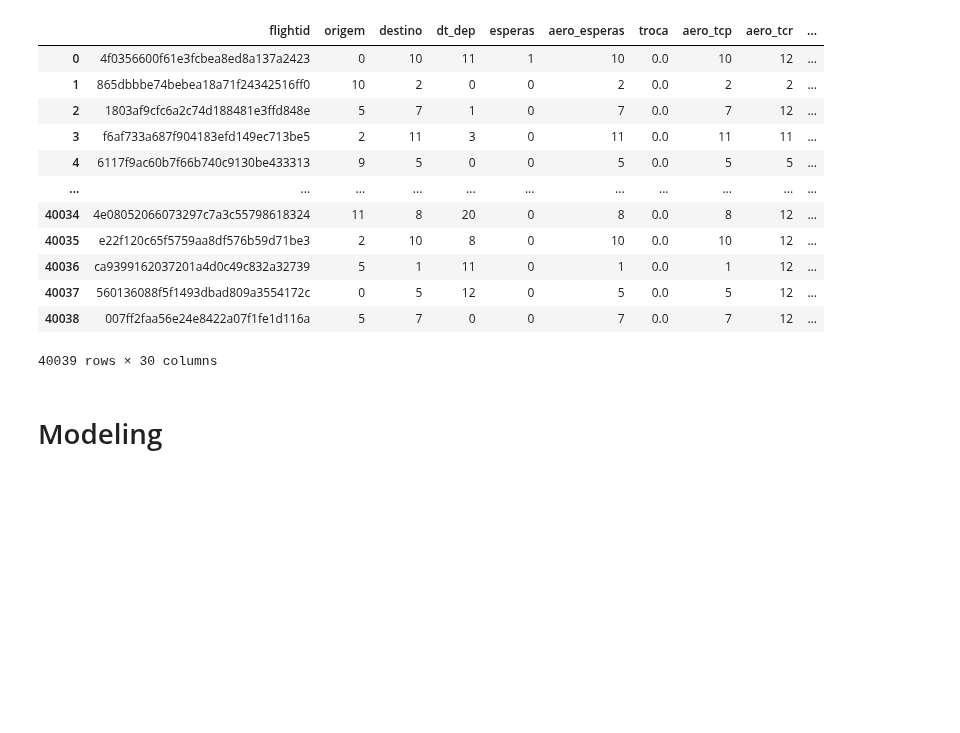
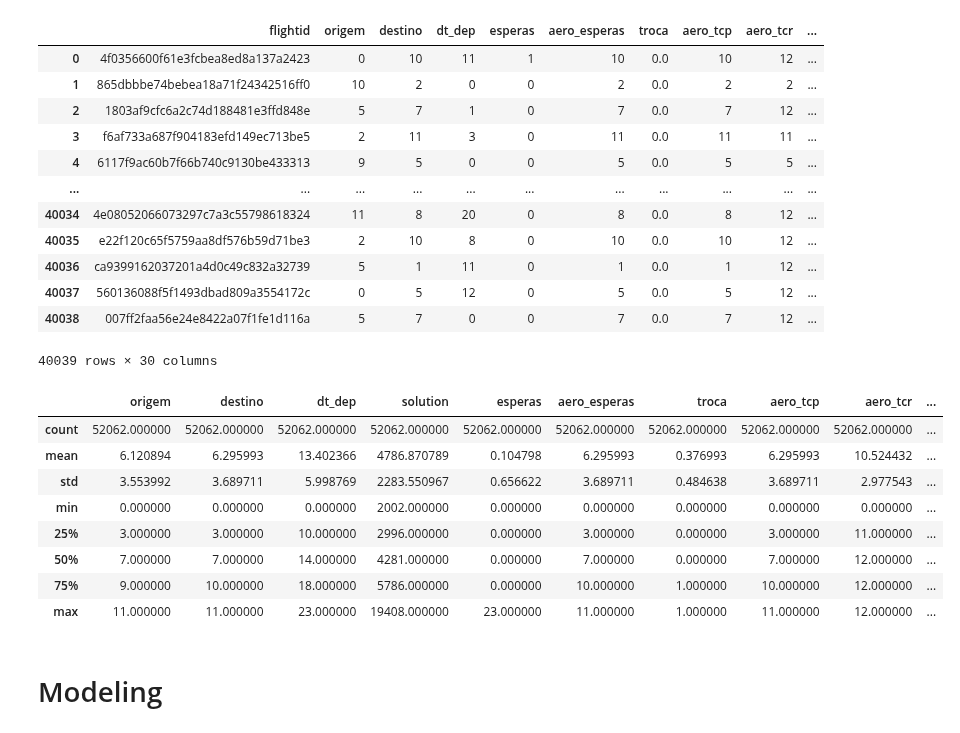
Before and after one commit to InAI-Delta/ita-datascience-2023, a Jupyter notebook: initial_analysis.ipynb, the cells around one changed output. Cells and saved outputs as stored; diff of their text form; code cells hidden in the pictures; blank space fills up the shorter version.

```diff
--- a/initial_analysis.ipynb
+++ b/initial_analysis.ipynb
@@ -1275,6 +1275,18 @@ test_data
 # test_data['flight_duration'] = test_data['route'].map(route_median_mapping)
 # # train_data['flight_duration'] = train_data['route'].map(route_median_mapping)
 # test_data.head()
+# %%
+train_data.describe()
+# %% [output]
+|  | origem | destino | dt_dep | solution | esperas | aero_esperas | troca | aero_tcp | aero_tcr | ... |
+| count | 52062.000000 | 52062.000000 | 52062.000000 | 52062.000000 | 52062.000000 | 52062.000000 | 52062.000000 | 52062.000000 | 52062.000000 | ... |
+| mean | 6.120894 | 6.295993 | 13.402366 | 4786.870789 | 0.104798 | 6.295993 | 0.376993 | 6.295993 | 10.524432 | ... |
+| std | 3.553992 | 3.689711 | 5.998769 | 2283.550967 | 0.656622 | 3.689711 | 0.484638 | 3.689711 | 2.977543 | ... |
+| min | 0.000000 | 0.000000 | 0.000000 | 2002.000000 | 0.000000 | 0.000000 | 0.000000 | 0.000000 | 0.000000 | ... |
+| 25% | 3.000000 | 3.000000 | 10.000000 | 2996.000000 | 0.000000 | 3.000000 | 0.000000 | 3.000000 | 11.000000 | ... |
+| 50% | 7.000000 | 7.000000 | 14.000000 | 4281.000000 | 0.000000 | 7.000000 | 0.000000 | 7.000000 | 12.000000 | ... |
+| 75% | 9.000000 | 10.000000 | 18.000000 | 5786.000000 | 0.000000 | 10.000000 | 1.000000 | 10.000000 | 12.000000 | ... |
+| max | 11.000000 | 11.000000 | 23.000000 | 19408.000000 | 23.000000 | 11.000000 | 1.000000 | 11.000000 | 12.000000 | ... |
 # %% [markdown]
 # Modeling
 # %%
```
Also changed, not shown: parts of 13 cells of this notebook, 1 other file.
